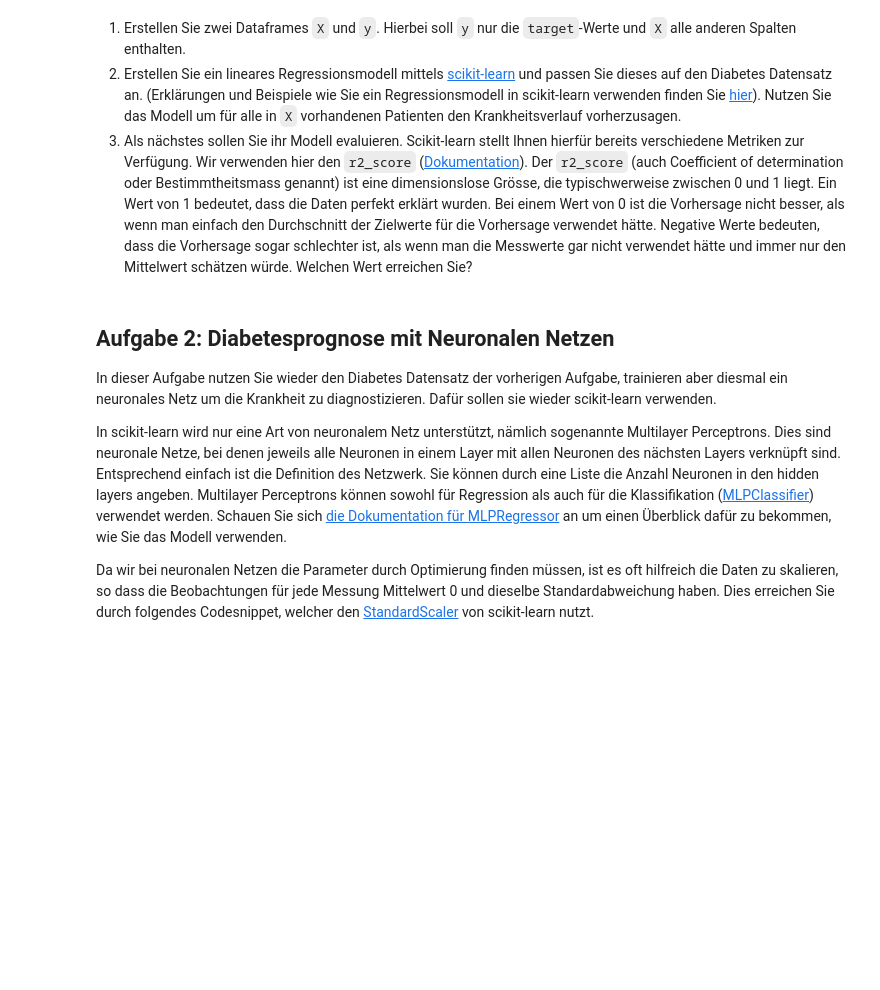
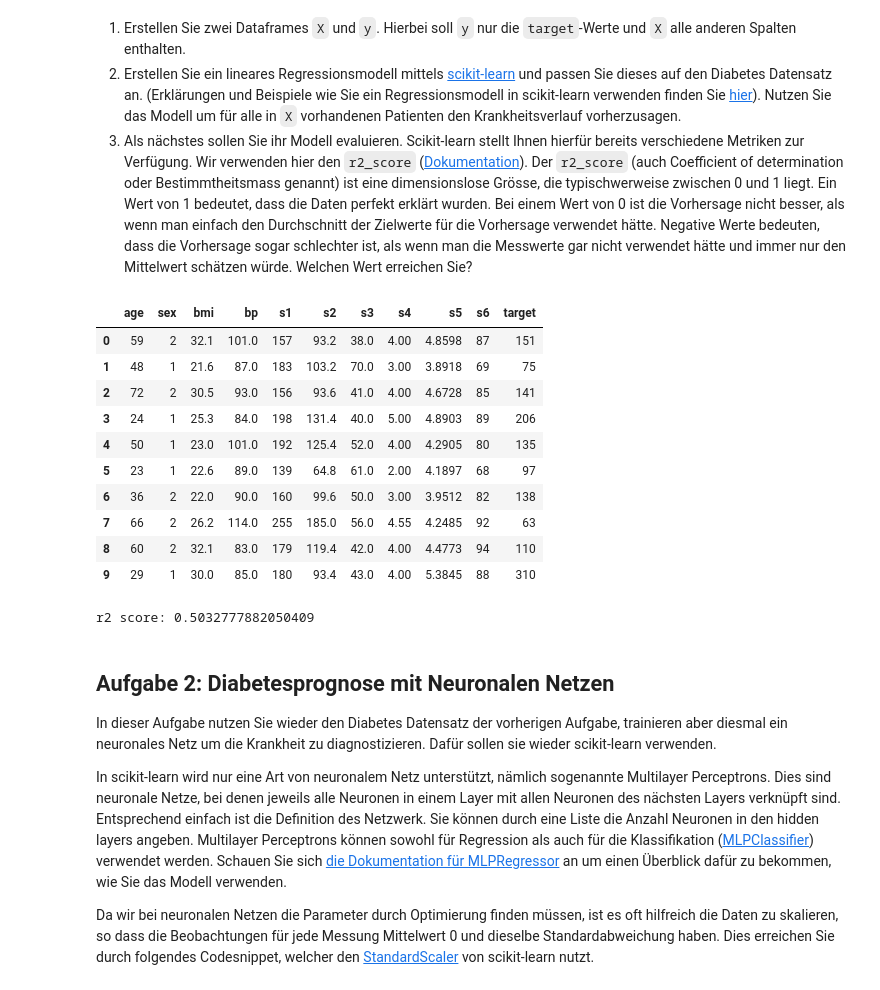
Before and after one commit to fflopsi/datenanalyse, a Jupyter notebook: exercises/12/Aufgabenblatt 12.ipynb, the cells around one changed output. Cells and saved outputs as stored; diff of their text form; code cells hidden in the pictures; blank space fills up the shorter version.

```diff
--- a/exercises/12/Aufgabenblatt 12.ipynb
+++ b/exercises/12/Aufgabenblatt 12.ipynb
@@ -75,6 +134,20 @@ Jede Zeile repräsentiert die Messwerte für einen Patienten. Alle Messwerte wur
 3. Als nächstes sollen Sie ihr Modell evaluieren. Scikit-learn stellt Ihnen hierfür bereits verschiedene Metriken zur Verfügung. Wir verwenden hier den `r2_score` (<a href='https://scikit-learn.org/stable/modules/generated/sklearn.metrics.r2_score.html#sklearn.metrics.r2_score'>Dokumentation</a>). Der `r2_score` (auch Coefficient of determination oder Bestimmtheitsmass genannt) ist eine dimensionslose Grösse, die typischwerweise zwischen 0 und 1 liegt. Ein Wert von 1 bedeutet, dass die Daten perfekt erklärt wurden. Bei einem Wert von 0 ist die Vorhersage nicht besser, als wenn man einfach den Durchschnitt der Zielwerte für die Vorhersage verwendet hätte. Negative Werte bedeuten, dass die Vorhersage sogar schlechter ist, als wenn man die Messwerte gar nicht verwendet hätte und immer nur den Mittelwert schätzen würde. Welchen Wert erreichen Sie?
 # %%
 # Laden der Daten
+data1 = pd.read_csv('daten/diabetes.csv')
+data1.head(10)
+# %% [output]
+|  | age | sex | bmi | bp | s1 | s2 | s3 | s4 | s5 | s6 | target |
+| 0 | 59 | 2 | 32.1 | 101.0 | 157 | 93.2 | 38.0 | 4.00 | 4.8598 | 87 | 151 |
+| 1 | 48 | 1 | 21.6 | 87.0 | 183 | 103.2 | 70.0 | 3.00 | 3.8918 | 69 | 75 |
+| 2 | 72 | 2 | 30.5 | 93.0 | 156 | 93.6 | 41.0 | 4.00 | 4.6728 | 85 | 141 |
+| 3 | 24 | 1 | 25.3 | 84.0 | 198 | 131.4 | 40.0 | 5.00 | 4.8903 | 89 | 206 |
+| 4 | 50 | 1 | 23.0 | 101.0 | 192 | 125.4 | 52.0 | 4.00 | 4.2905 | 80 | 135 |
+| 5 | 23 | 1 | 22.6 | 89.0 | 139 | 64.8 | 61.0 | 2.00 | 4.1897 | 68 | 97 |
+| 6 | 36 | 2 | 22.0 | 90.0 | 160 | 99.6 | 50.0 | 3.00 | 3.9512 | 82 | 138 |
+| 7 | 66 | 2 | 26.2 | 114.0 | 255 | 185.0 | 56.0 | 4.55 | 4.2485 | 92 | 63 |
+| 8 | 60 | 2 | 32.1 | 83.0 | 179 | 119.4 | 42.0 | 4.00 | 4.4773 | 94 | 110 |
+| 9 | 29 | 1 | 30.0 | 85.0 | 180 | 93.4 | 43.0 | 4.00 | 5.3845 | 88 | 310 |
 # %%
 # Aufteilen der Daten in Zielwert (y) und alle anderen Spalten (X)
 
@@ -86,7 +161,10 @@ y = ...
 # %%
 # Vorhersagen und berechnen des r2 Werts
-y_pred = ...
-r2 = ...
+y_pred = reg1.predict(X)
+r2 = r2_score(y, y_pred)
+print(f'r2 score: {r2}')
+# %% [output]
+r2 score: 0.5032777882050409
 # %% [markdown]
 ## Aufgabe 2: Diabetesprognose mit Neuronalen Netzen
 
```
Also changed, not shown: parts of 16 cells of this notebook.
